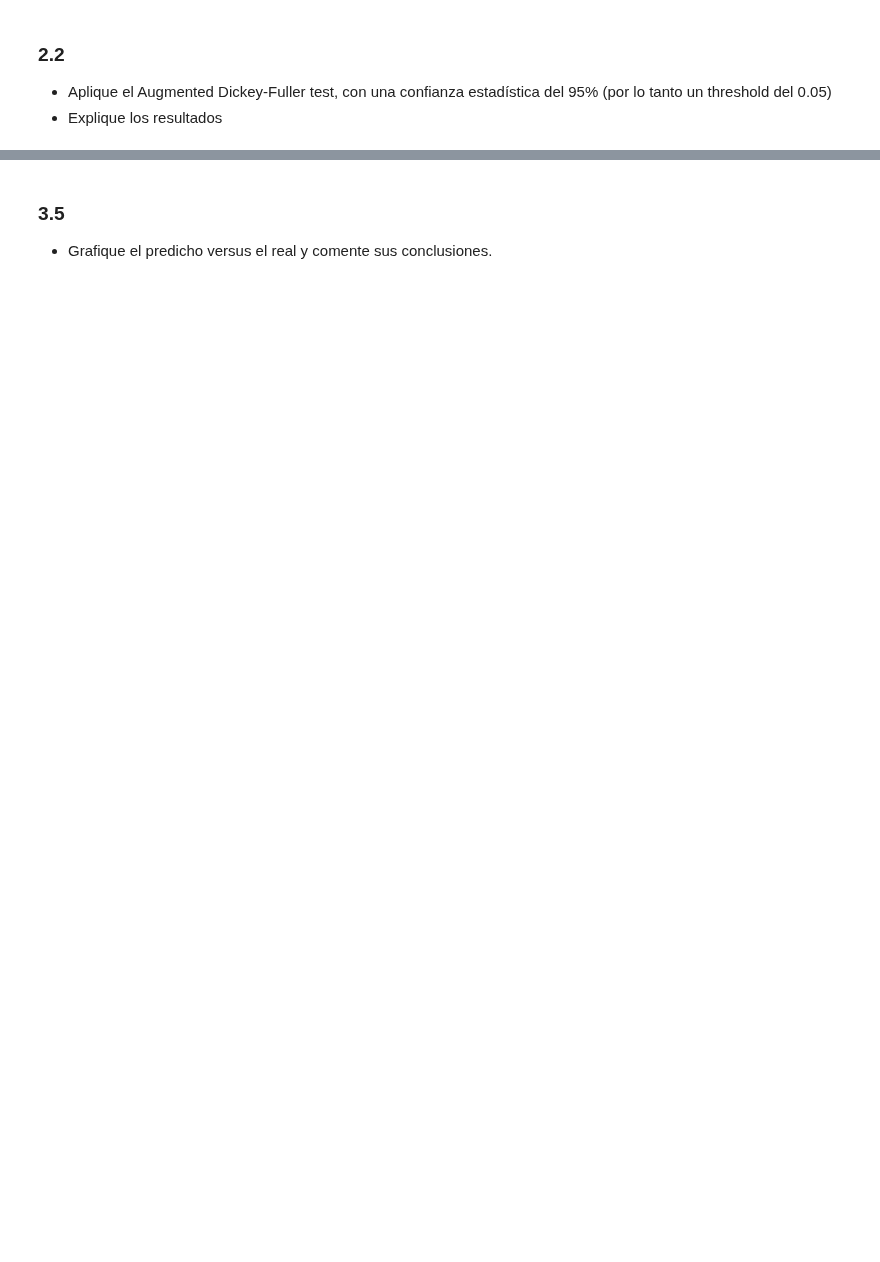
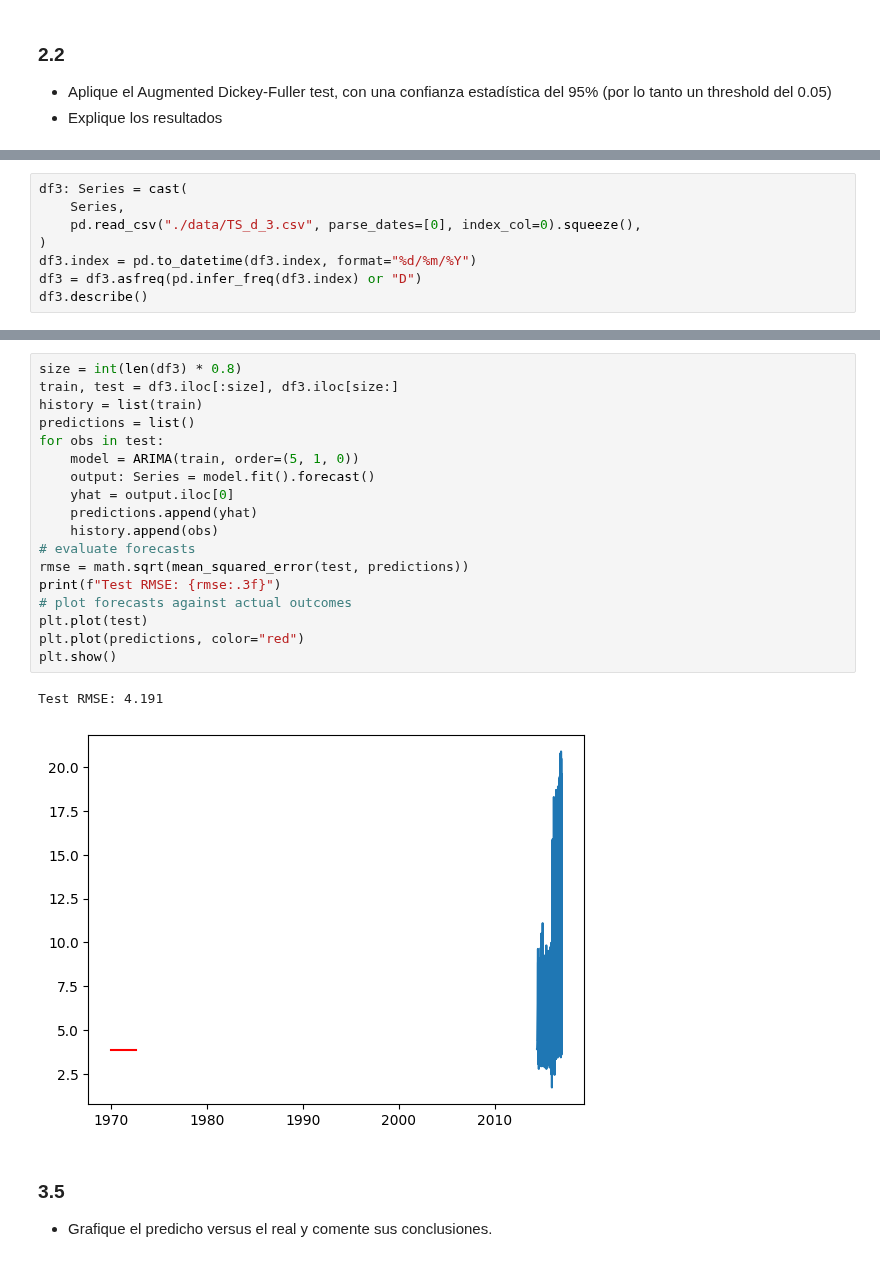
Before and after one commit to datwaft/aprendizaje_automatico, a Jupyter notebook: Trabajo_Corto_1.ipynb, the cells around one changed output, grey strips where cells are left out. Drawn from its saved outputs; the diff is of its cells as text; blank space fills up the shorter version.

```diff
--- a/Trabajo_Corto_1.ipynb
+++ b/Trabajo_Corto_1.ipynb
@@ -286,0 +401,8 @@ plt.show()
+# %%
+df3: Series = cast(
+    Series,
+    pd.read_csv("./data/TS_d_3.csv", parse_dates=[0], index_col=0).squeeze(),
+)
+df3.index = pd.to_datetime(df3.index, format="%d/%m/%Y")
+df3 = df3.asfreq(pd.infer_freq(df3.index) or "D")
+df3.describe()
@@ -287,3 +463,24 @@ plt.show()
+# %%
+size = int(len(df3) * 0.8)
+train, test = df3.iloc[:size], df3.iloc[size:]
+history = list(train)
+predictions = list()
+for obs in test:
+    model = ARIMA(train, order=(5, 1, 0))
+    output: Series = model.fit().forecast()
+    yhat = output.iloc[0]
+    predictions.append(yhat)
+    history.append(obs)
+# evaluate forecasts
+rmse = math.sqrt(mean_squared_error(test, predictions))
+print(f"Test RMSE: {rmse:.3f}")
+# plot forecasts against actual outcomes
+plt.plot(test)
+plt.plot(predictions, color="red")
+plt.show()
+# %% [output]
+Test RMSE: 4.191
+[figure, added]
 # %% [markdown]
 ### 3.5
 - Grafique el predicho versus el real y comente sus conclusiones.
```
Also changed, not shown: parts of 27 cells of this notebook, 2 other files.
